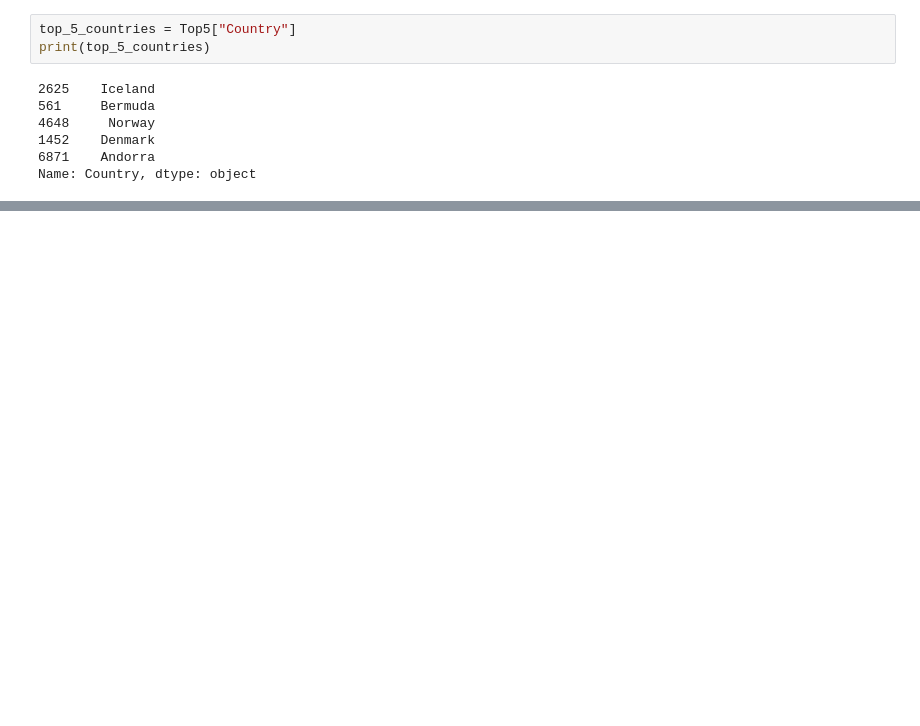
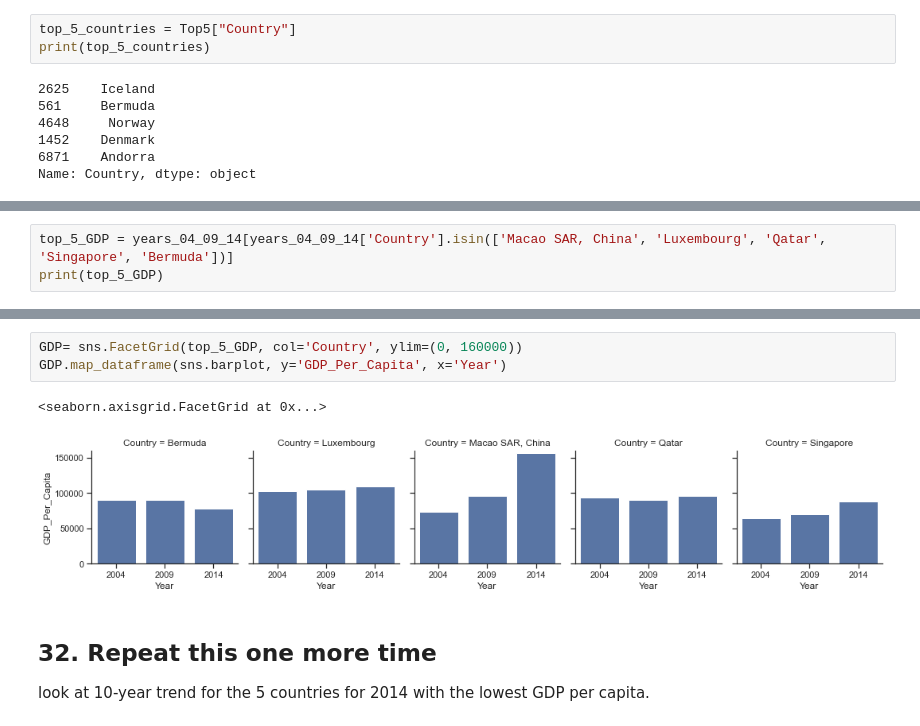
Before and after one commit to NSS-Data-Analytics-Cohort-6/gdp-and-internet-usage-Megan1034, a Jupyter notebook: notebooks/GDP_project.ipynb, the cells around one changed output, grey strips where cells are left out. Drawn from its saved outputs; the diff is of its cells as text; blank space fills up the shorter version.

```diff
--- a/notebooks/GDP_project.ipynb
+++ b/notebooks/GDP_project.ipynb
@@ -447,0 +567,3 @@ Index: []
+# %%
+top_5_GDP = years_04_09_14[years_04_09_14['Country'].isin(['Macao SAR, China', 'Luxembourg', 'Qatar', 'Singapore', 'Bermuda'])]
+print(top_5_GDP)
@@ -447,0 +587,9 @@ Index: []
+# %%
+GDP= sns.FacetGrid(top_5_GDP, col='Country', ylim=(0, 160000))
+GDP.map_dataframe(sns.barplot, y='GDP_Per_Capita', x='Year')
+# %% [output]
+<seaborn.axisgrid.FacetGrid at 0x...>
+[figure, added]
+# %% [markdown]
+## 32. Repeat this one more time
+ look at 10-year trend for the 5 countries for 2014 with the lowest GDP per capita.
```
Also changed, not shown: parts of 54 cells of this notebook.
